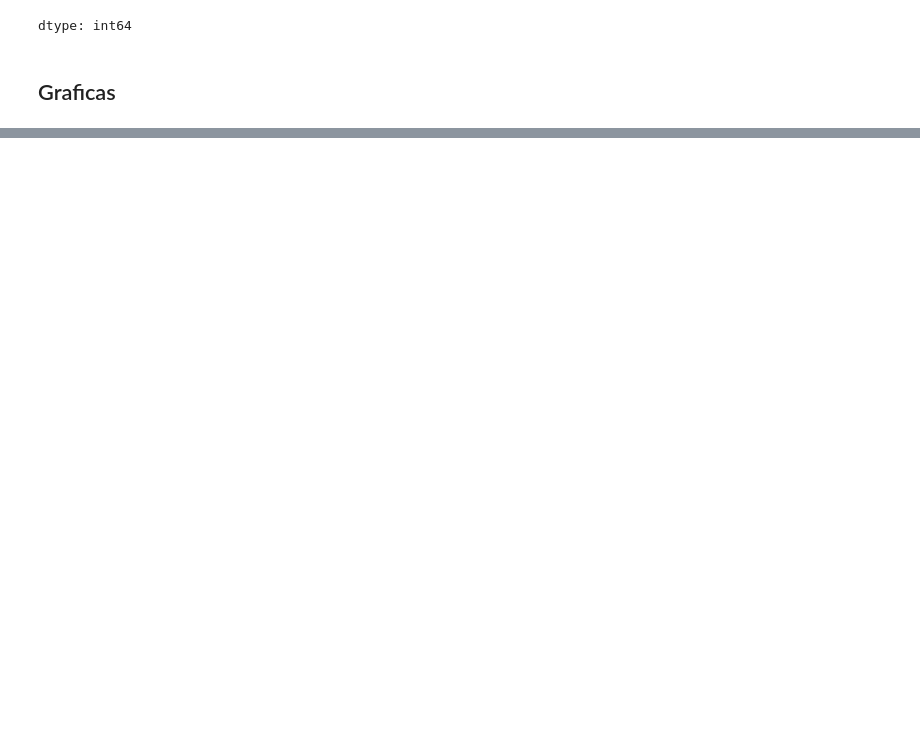
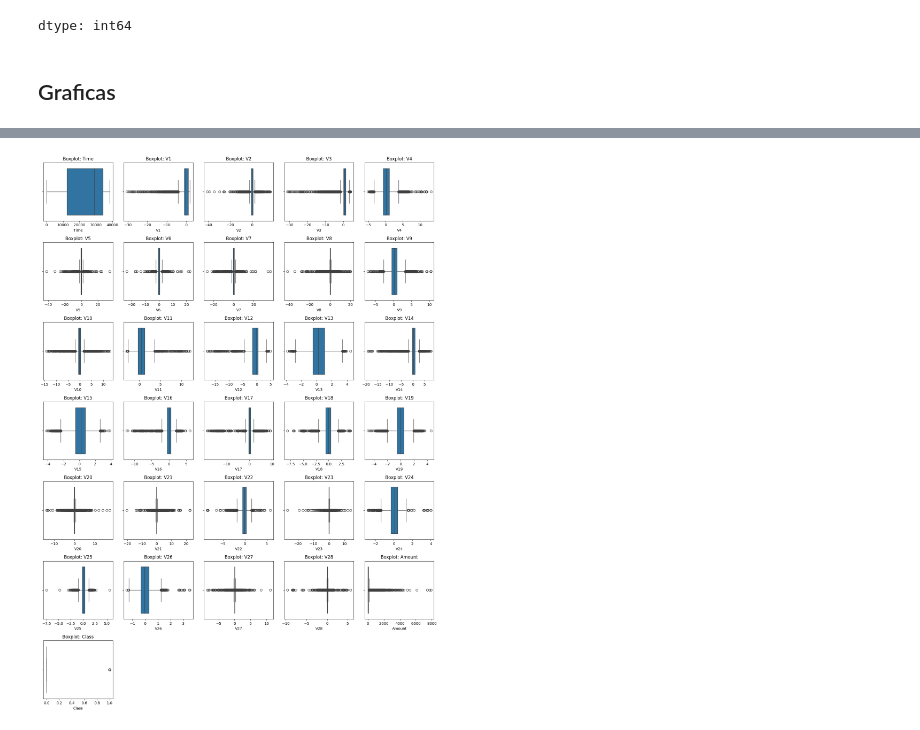
Before and after one commit to ochamodev/data_science_at_work_project_final, a Jupyter notebook: DS_Research_Final.ipynb, the cells around one changed output, grey strips where cells are left out. Saved outputs shown, nothing was run; the diff lists cells and outputs as text; code cells hidden in the pictures; blank space fills up the shorter version.

```diff
--- a/DS_Research_Final.ipynb
+++ b/DS_Research_Final.ipynb
@@ -156,2 +174,13 @@ KeyboardInterrupt:
+# %%
+# boxplots to detect outliers
+plt.figure(figsize=(15, rows * 3))
+for i, col in enumerate(columns_to_graph, 1):
+    plt.subplot(rows, cols, i)
+    sns.boxplot(x=df[col])
+    plt.title(f'Boxplot: {col}')
+plt.tight_layout()
+plt.show()
+# %% [output]
+[figure, added]
 # %%
 # distribution for fraud/non fraud
```
Also changed, not shown: parts of 18 cells of this notebook.
